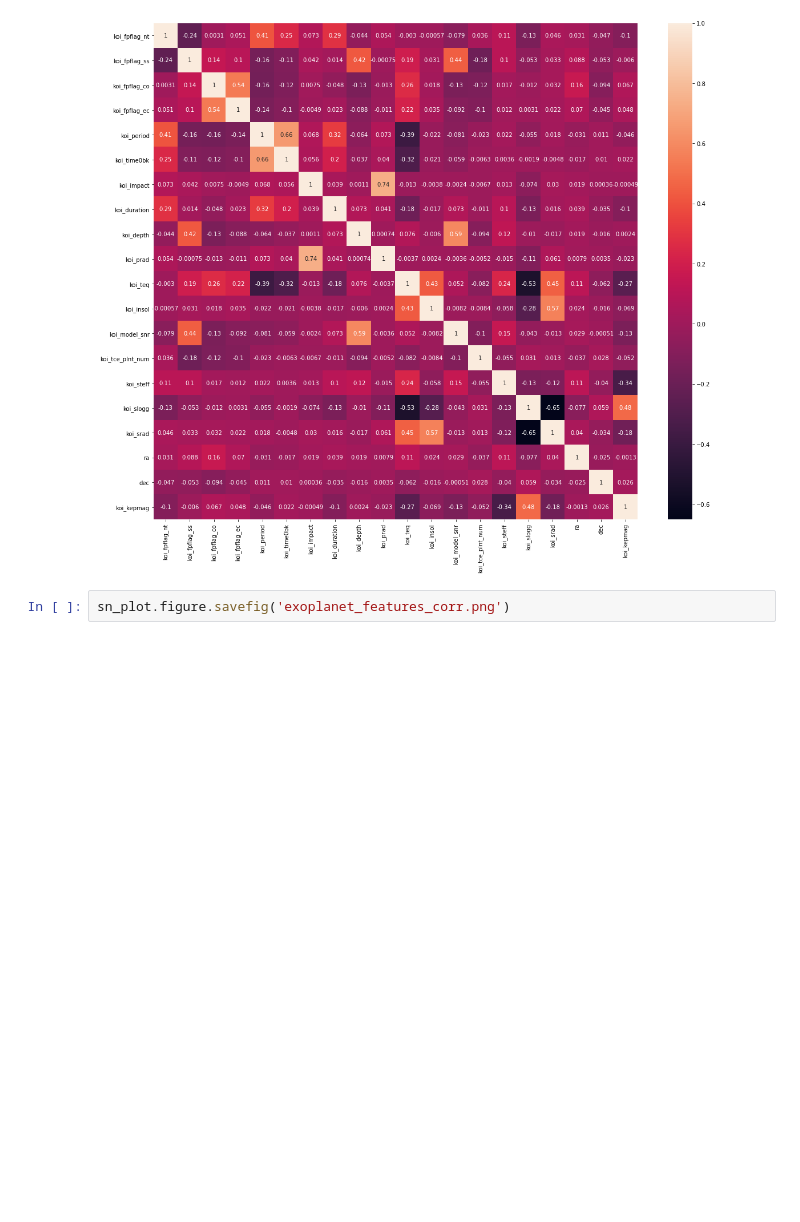
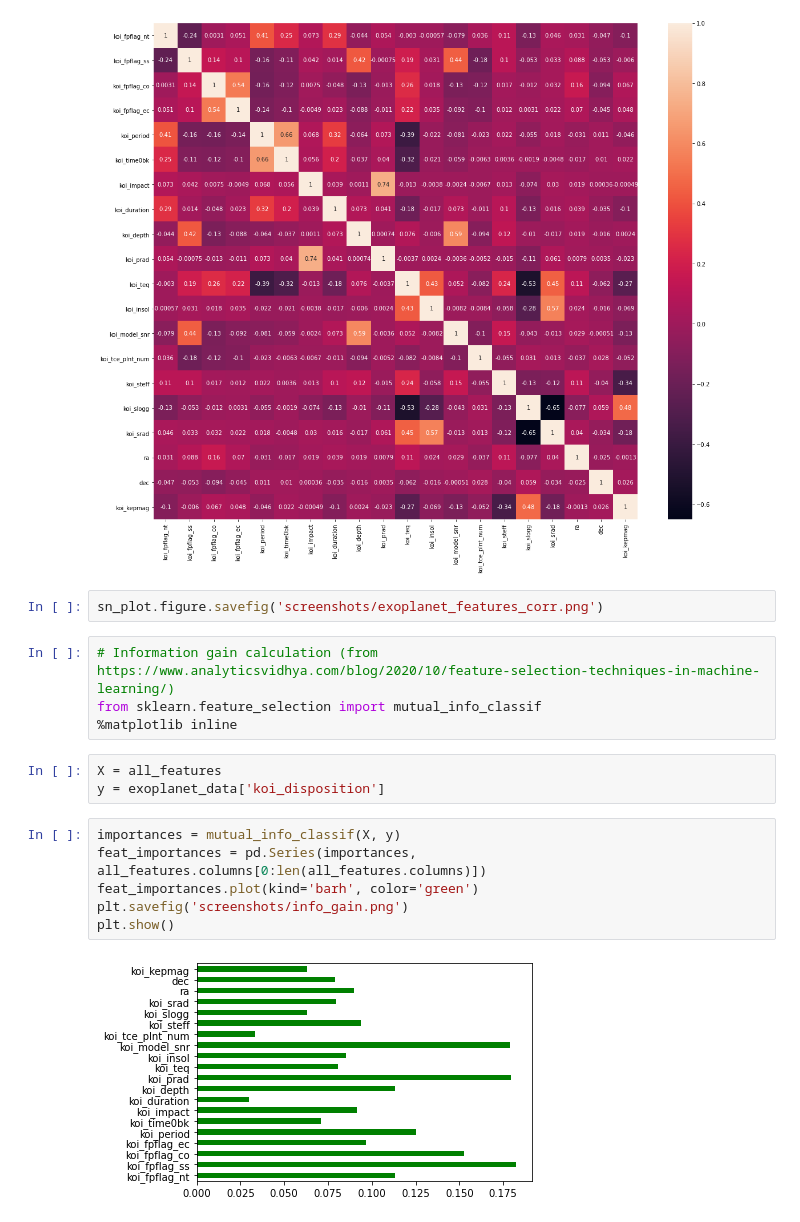
Before and after one commit to bmeulebroeck/machine-learning-challenge, a Jupyter notebook: corr.ipynb, the cells around one changed output. Saved outputs shown, nothing was run; the diff lists cells and outputs as text; blank space fills up the shorter version.

```diff
--- a/corr.ipynb
+++ b/corr.ipynb
@@ -54,4 +68,19 @@ sn_plot
 <AxesSubplot:>
 [figure]
 # %%
-sn_plot.figure.savefig('exoplanet_features_corr.png')
+sn_plot.figure.savefig('screenshots/exoplanet_features_corr.png')
+# %%
+# Information gain calculation (from https://www.analyticsvidhya.com/blog/2020/10/feature-selection-techniques-in-machine-learning/)
+from sklearn.feature_selection import mutual_info_classif
+%matplotlib inline
+# %%
+X = all_features
+y = exoplanet_data['koi_disposition']
+# %%
+importances = mutual_info_classif(X, y)
+feat_importances = pd.Series(importances, all_features.columns[0:len(all_features.columns)])
+feat_importances.plot(kind='barh', color='green')
+plt.savefig('screenshots/info_gain.png')
+plt.show()
+# %% [output]
+[figure, added]
```
Also changed, not shown: parts of 1 cell of this notebook, 11 other files.
